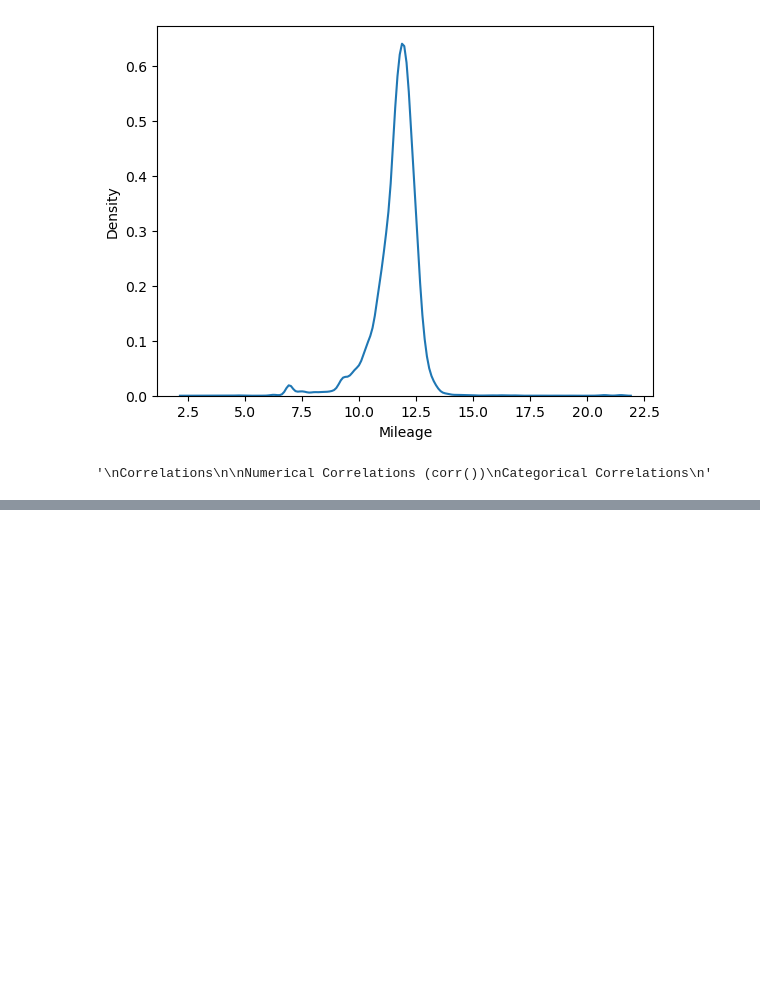
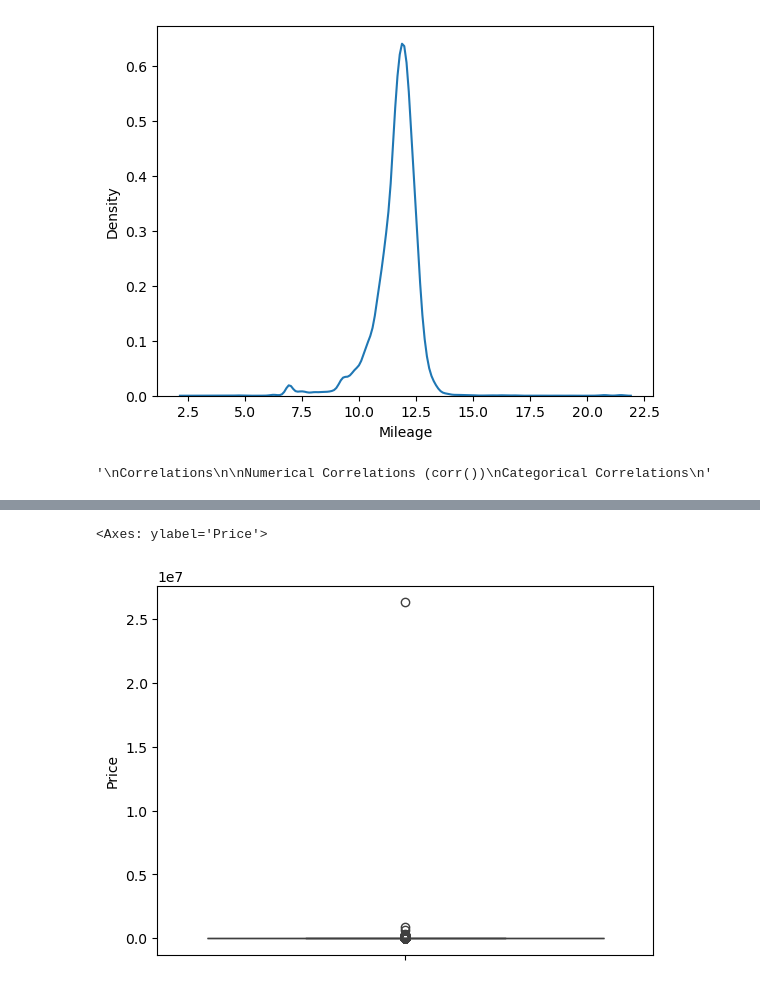
Before and after one commit to aniszariat/Car-Price-Prediction, a Jupyter notebook: EDA.ipynb, the cells around one changed output, grey strips where cells are left out. Cells and saved outputs as stored; diff of their text form; code cells hidden in the pictures; blank space fills up the shorter version.

```diff
--- a/EDA.ipynb
+++ b/EDA.ipynb
@@ -282,0 +295,5 @@ ValueError: could not convert string to float: 'LEXUS'
+# %%
+sns.boxplot(data['Price'])
+# %% [output]
+<Axes: ylabel='Price'>
+[figure, added]
```
Also changed, not shown: parts of 8 cells of this notebook.
